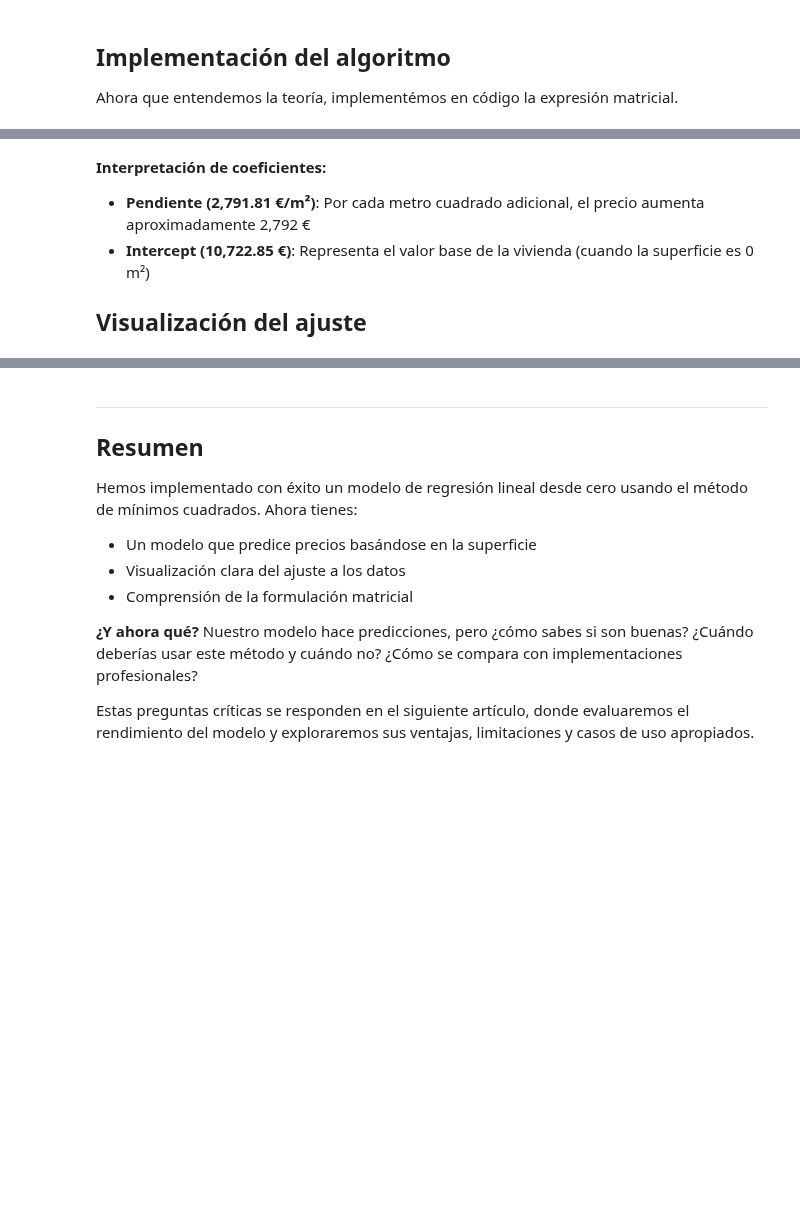
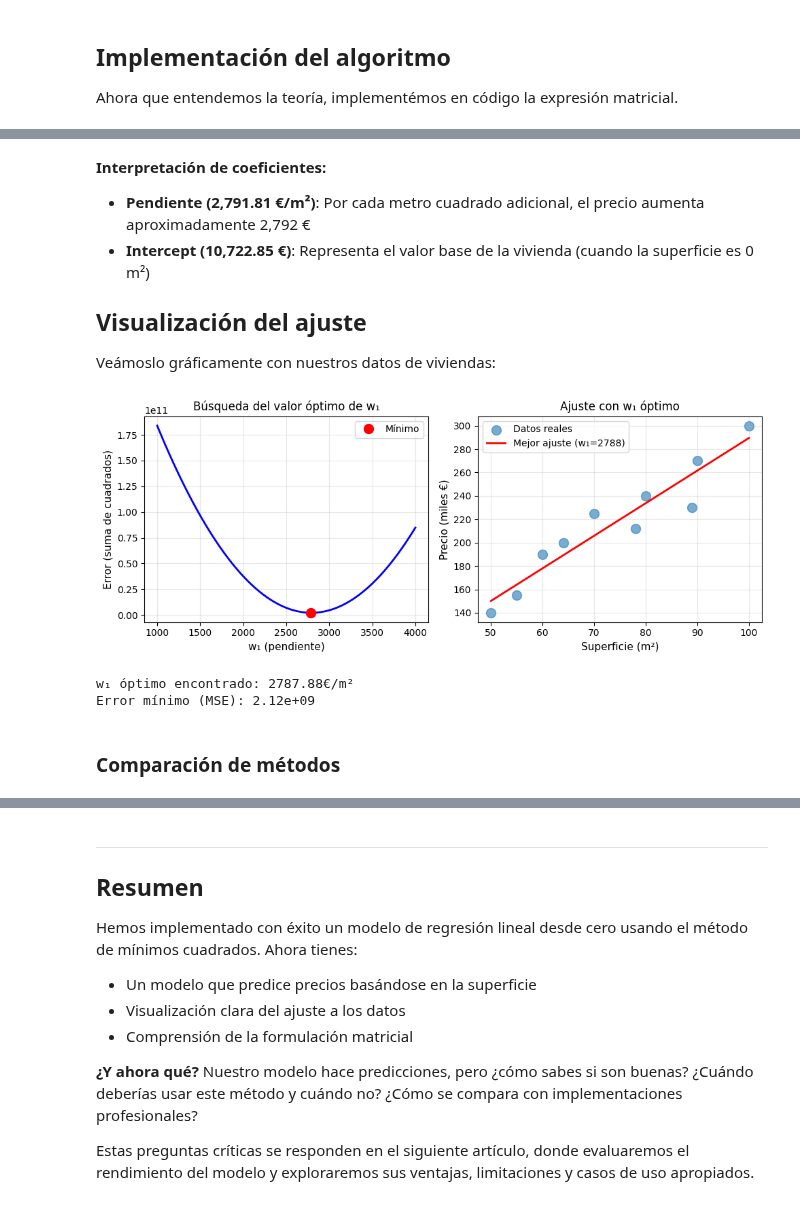
Before and after one commit to financieras/math_for_ai, a Jupyter notebook: articulos/regresion_lineal_por_minimos_cuadrados_parte1.ipynb, the cells around one changed output, grey strips where cells are left out. Cells and saved outputs as stored; diff of their text form; code cells hidden in the pictures; blank space fills up the shorter version.

```diff
--- a/articulos/regresion_lineal_por_minimos_cuadrados_parte1.ipynb
+++ b/articulos/regresion_lineal_por_minimos_cuadrados_parte1.ipynb
@@ -301,3 +269,51 @@ print(f"w_1 (pendiente): {w[1]:.2f} €/m²")
 - **Intercept (10,722.85 €)**: Representa el valor base de la vivienda (cuando la superficie es 0 m²)
 
 ## Visualización del ajuste
+Veámoslo gráficamente con nuestros datos de viviendas:
+# %%
+# Visualización de cómo varía el error con diferentes valores de w1
+def calcular_error(w0, w1, x, y):
+    y_pred = w0 + w1 * x
+    return np.sum((y - y_pred)**2)
+
+# Calculamos el error para diferentes valores de w1
+w1_vals = np.linspace(1000, 4000, 100)
+w0_fijo = w[0]  # Conocido el valor óptimo de w_0 lo fijamos
+errores = [calcular_error(w0_fijo, w1, superficie, precio) for w1 in w1_vals]
+
+plt.figure(figsize=(10, 4))
+
+# Gráfico del error vs w1
+plt.subplot(1, 2, 1)
+plt.plot(w1_vals, errores, 'b-', linewidth=2)
+min_idx = np.argmin(errores)
+plt.plot(w1_vals[min_idx], errores[min_idx], 'ro', markersize=10, label='Mínimo')
+plt.xlabel('w₁ (pendiente)', fontsize=11)
+plt.ylabel('Error (suma de cuadrados)', fontsize=11)
+plt.title('Búsqueda del valor óptimo de w₁', fontsize=12)
+plt.legend()
+plt.grid(alpha=0.3)
+
+# Gráfico con mejor ajuste
+plt.subplot(1, 2, 2)
+mejor_w1 = w1_vals[min_idx]
+y_pred = w0_fijo + mejor_w1 * superficie
+plt.scatter(superficie, precio/1000, alpha=0.6, s=100, label='Datos reales')
+plt.plot(superficie, y_pred/1000, 'r-', linewidth=2, label=f'Mejor ajuste (w₁={mejor_w1:.0f})')
+plt.xlabel('Superficie (m²)', fontsize=11)
+plt.ylabel('Precio (miles €)', fontsize=11)
+plt.title('Ajuste con w₁ óptimo', fontsize=12)
+plt.legend()
+plt.grid(alpha=0.3)
+
+plt.tight_layout()
+plt.show()
+
+print(f"\nw₁ óptimo encontrado: {mejor_w1:.2f}€/m²")
+print(f"Error mínimo (MSE): {errores[min_idx]:.2e}")
+# %% [output]
+[figure, added]
+w₁ óptimo encontrado: 2787.88€/m²
+Error mínimo (MSE): 2.12e+09
+# %% [markdown]
+### Comparación de métodos
```
Also changed, not shown: parts of 7 cells of this notebook.
